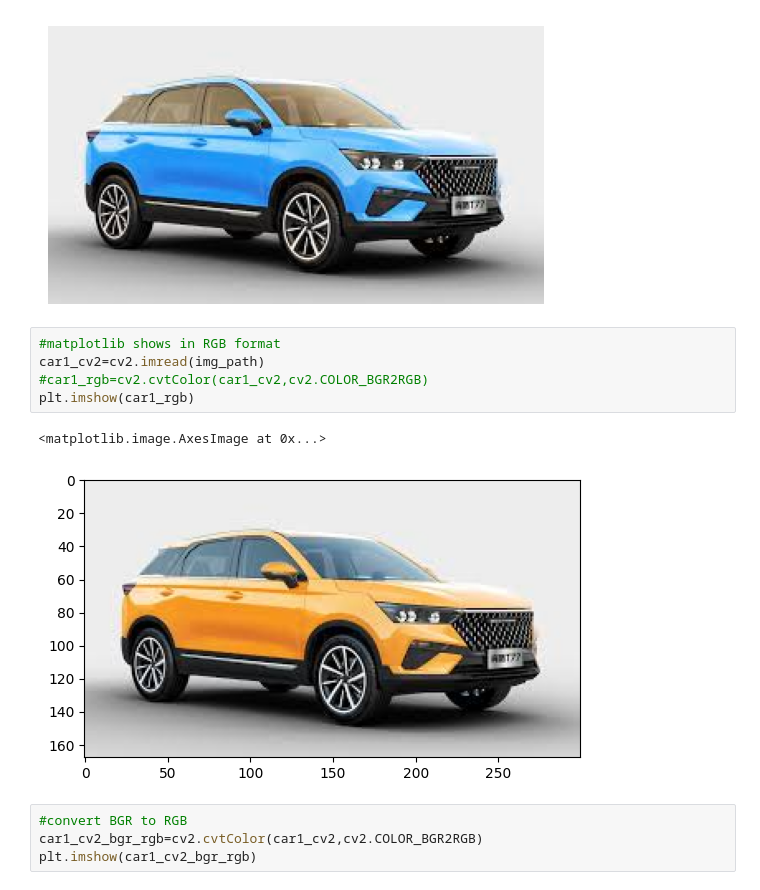
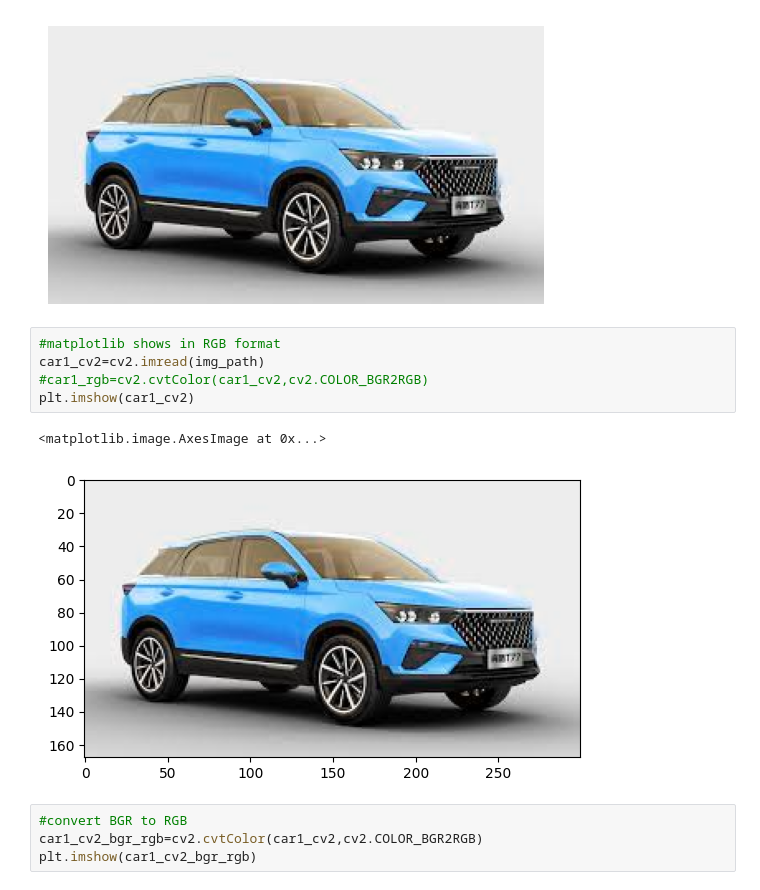
Before and after one commit to iqbal-svg/ccomputer-vision-for-developers, a Jupyter notebook: notebook/filters_demo.ipynb, the cells around one changed output. Cells and saved outputs as stored; diff of their text form.

```diff
--- a/notebook/filters_demo.ipynb
+++ b/notebook/filters_demo.ipynb
@@ -51,11 +51,11 @@ plt.show()
 # %%
 #matplotlib shows in RGB format
 car1_cv2=cv2.imread(img_path)
 #car1_rgb=cv2.cvtColor(car1_cv2,cv2.COLOR_BGR2RGB)
-plt.imshow(car1_rgb)
+plt.imshow(car1_cv2)
 # %% [output]
 <matplotlib.image.AxesImage at 0x...>
-[figure, old version]
+[figure, new version]
 # %%
 #convert BGR to RGB
 car1_cv2_bgr_rgb=cv2.cvtColor(car1_cv2,cv2.COLOR_BGR2RGB)
```
Also changed, not shown: parts of 25 cells of this notebook.
